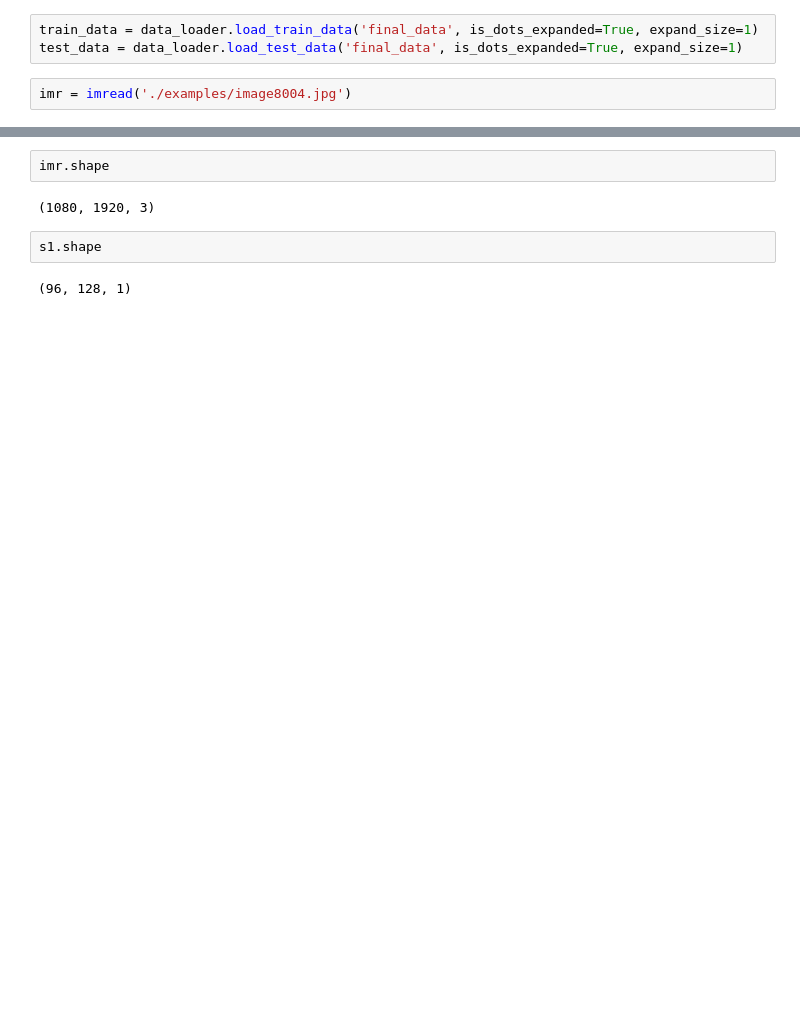
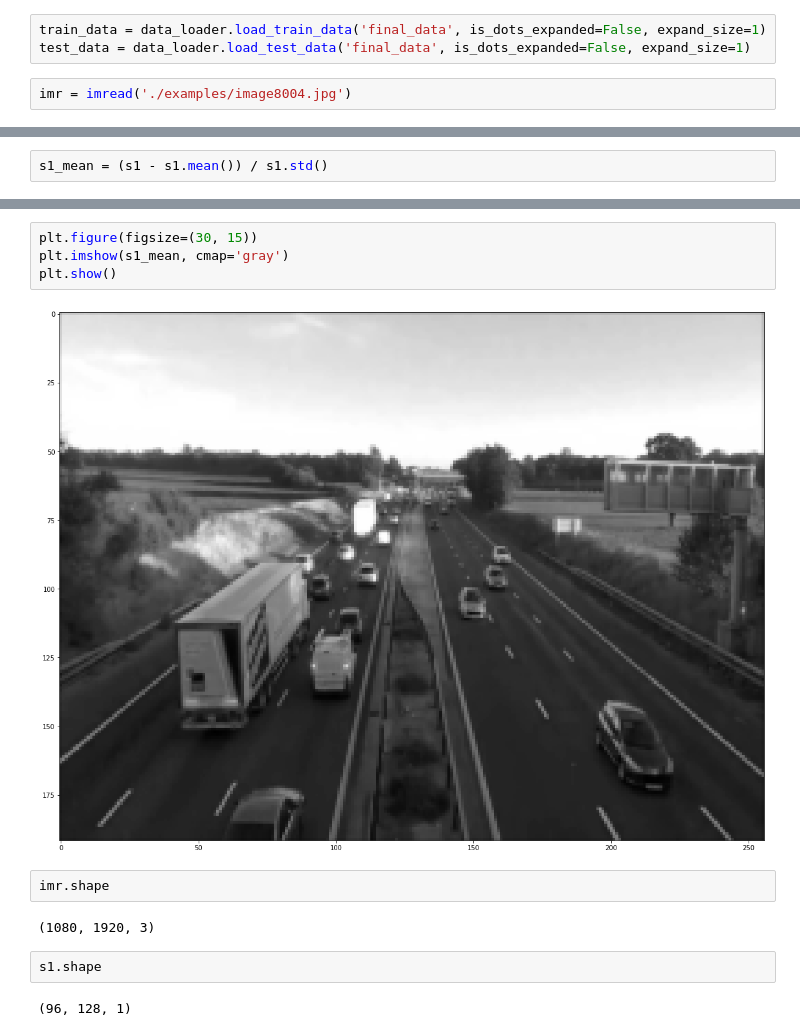
Before and after one commit to Baticsute/vietnamese-traffic-density-estimation-with-dots-enhanced, a Jupyter notebook: test.ipynb, the cells around one changed output, grey strips where cells are left out. Cells and saved outputs as stored; diff of their text form; blank space fills up the shorter version.

Commit message:
- Modify data loader - Add and modify loss function.

```diff
--- a/test.ipynb
+++ b/test.ipynb
@@ -29,8 +29,8 @@ TRAIN_PATH_MASKS = FINAL_DATASET_PATH + '/train/masks/'
 TEST_PATH_MASKS = FINAL_DATASET_PATH + '/test/masks/'
 VALI_PATH_MASKS = FINAL_DATASET_PATH + '/validation/masks/'
 # %%
-train_data = data_loader.load_train_data('final_data', is_dots_expanded=True, expand_size=1)
-test_data = data_loader.load_test_data('final_data', is_dots_expanded=True, expand_size=1)
+train_data = data_loader.load_train_data('final_data', is_dots_expanded=False, expand_size=1)
+test_data = data_loader.load_test_data('final_data', is_dots_expanded=False, expand_size=1)
 # %%
 imr = imread('./examples/image8004.jpg')
 # %%
@@ -46,0 +50,2 @@ plt.show()
+# %%
+s1_mean = (s1 - s1.mean()) / s1.std()
@@ -47,3 +72,9 @@ plt.show()
+# %%
+plt.figure(figsize=(30, 15))
+plt.imshow(s1_mean, cmap='gray')
+plt.show()
+# %% [output]
+[figure, added]
 # %%
 imr.shape
 # %% [output]
```
Also changed, not shown: parts of 4 cells of this notebook, 2 other files.
